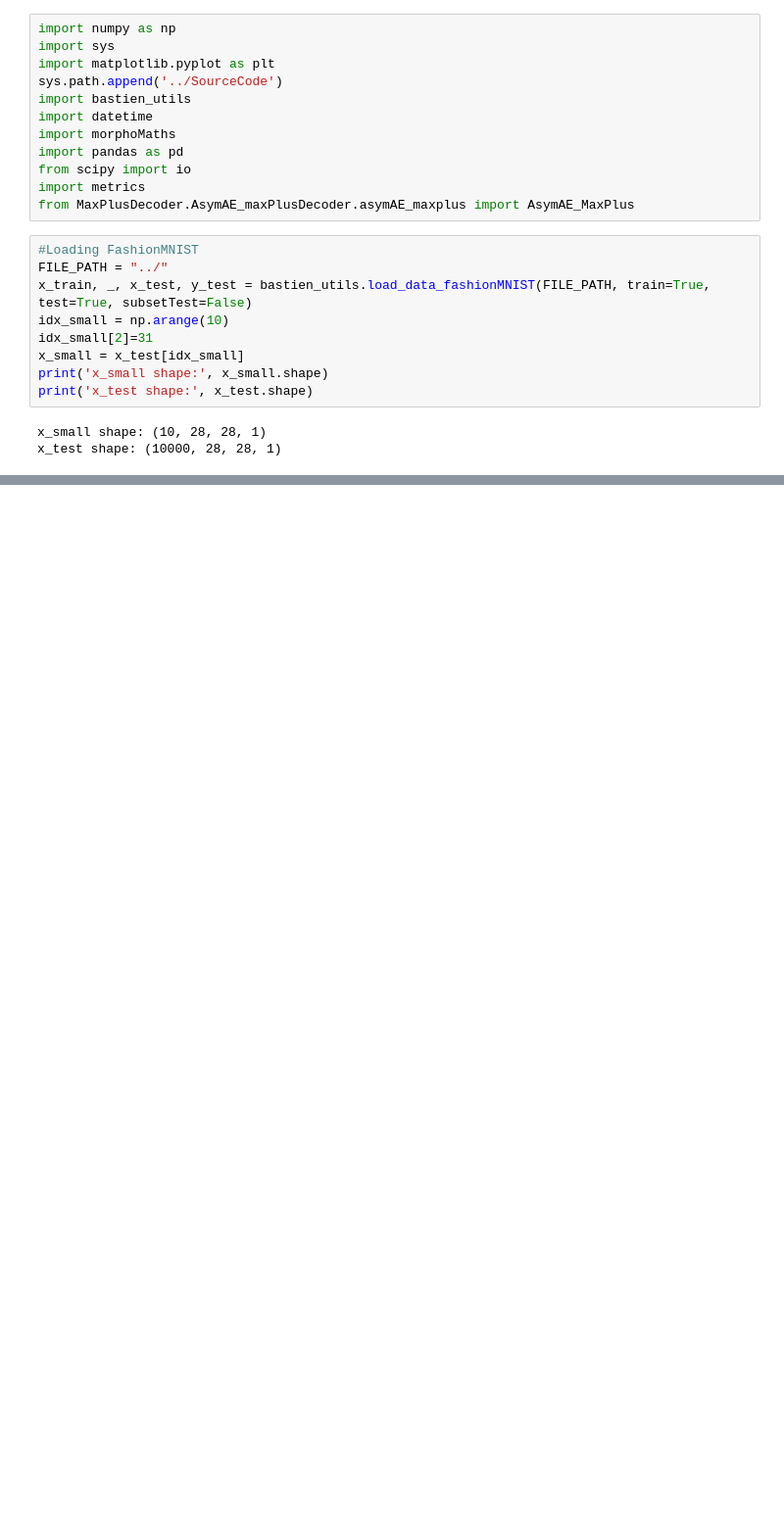
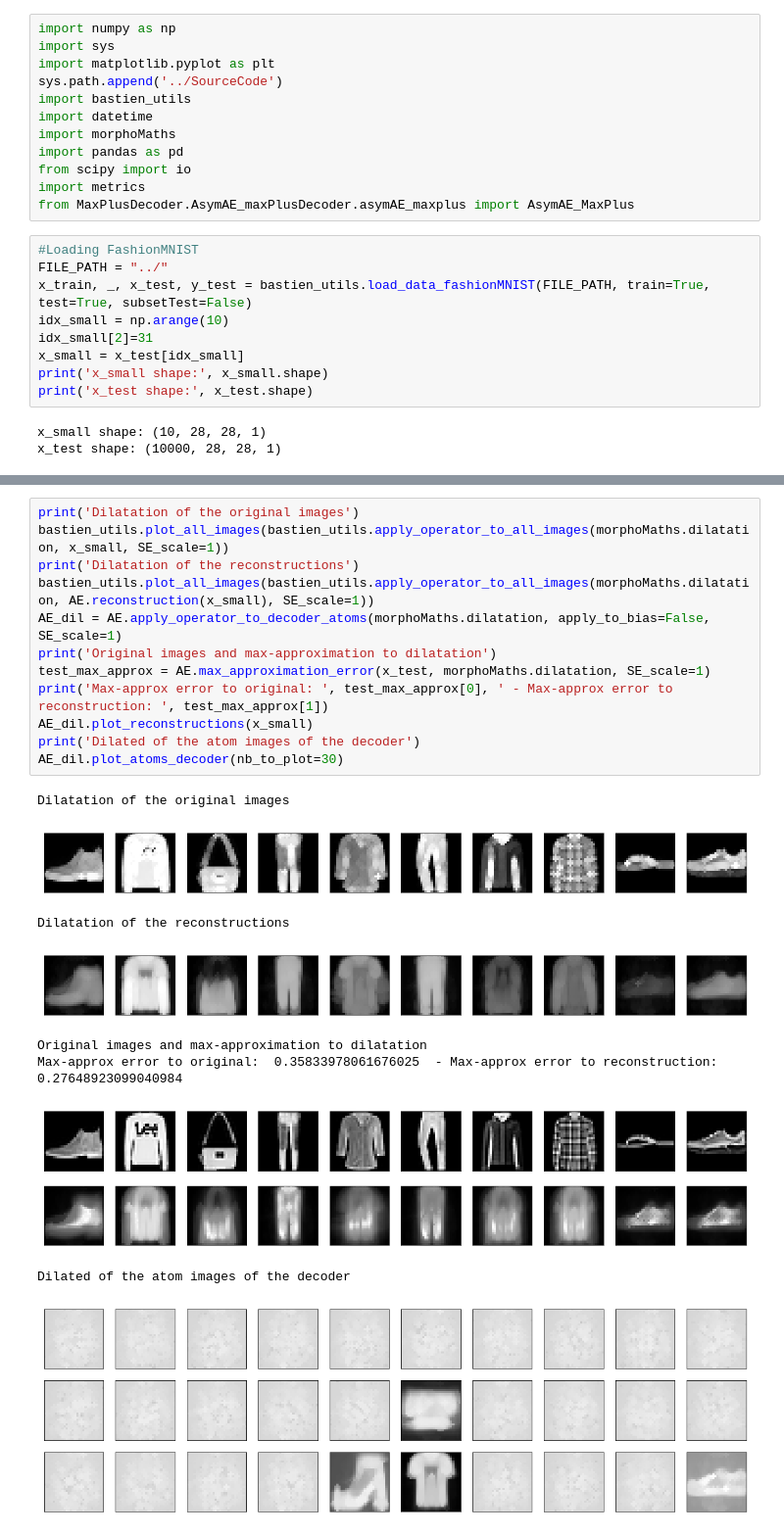
Before and after one commit to PonchonB/Mathematical_Morphologies_And_Deep_Learning, a Jupyter notebook: Notebooks/18_12_10_AsymAE_infoGAN_with_MaxPlusDense_Decoder.ipynb, the cells around one changed output, grey strips where cells are left out. Shown: that part at 98% size. Saved outputs shown, nothing was run; the diff lists cells and outputs as text; blank space fills up the shorter version.

```diff
--- a/Notebooks/18_12_10_AsymAE_infoGAN_with_MaxPlusDense_Decoder.ipynb
+++ b/Notebooks/18_12_10_AsymAE_infoGAN_with_MaxPlusDense_Decoder.ipynb
@@ -27 +42,23 @@ AE = AsymAE_MaxPlus()
+# %%
+print('Dilatation of the original images')
+bastien_utils.plot_all_images(bastien_utils.apply_operator_to_all_images(morphoMaths.dilatation, x_small, SE_scale=1))
+print('Dilatation of the reconstructions')
+bastien_utils.plot_all_images(bastien_utils.apply_operator_to_all_images(morphoMaths.dilatation, AE.reconstruction(x_small), SE_scale=1))
+AE_dil = AE.apply_operator_to_decoder_atoms(morphoMaths.dilatation, apply_to_bias=False, SE_scale=1)
+print('Original images and max-approximation to dilatation')
+test_max_approx = AE.max_approximation_error(x_test, morphoMaths.dilatation, SE_scale=1)
+print('Max-approx error to original: ', test_max_approx[0], ' - Max-approx error to reconstruction: ', test_max_approx[1])
+AE_dil.plot_reconstructions(x_small)
+print('Dilated of the atom images of the decoder')
+AE_dil.plot_atoms_decoder(nb_to_plot=30)
+# %% [output]
+Dilatation of the original images
+[figure, added]
+Dilatation of the reconstructions
+[figure, added]
+Original images and max-approximation to dilatation
+Max-approx error to original:  0.35833978061676025  - Max-approx error to reconstruction:  0.27648923099040984
+[figure, added]
+Dilated of the atom images of the decoder
+[figure, added]
 # %%
```
Also changed, not shown: parts of 18 cells of this notebook, 9 other files.
